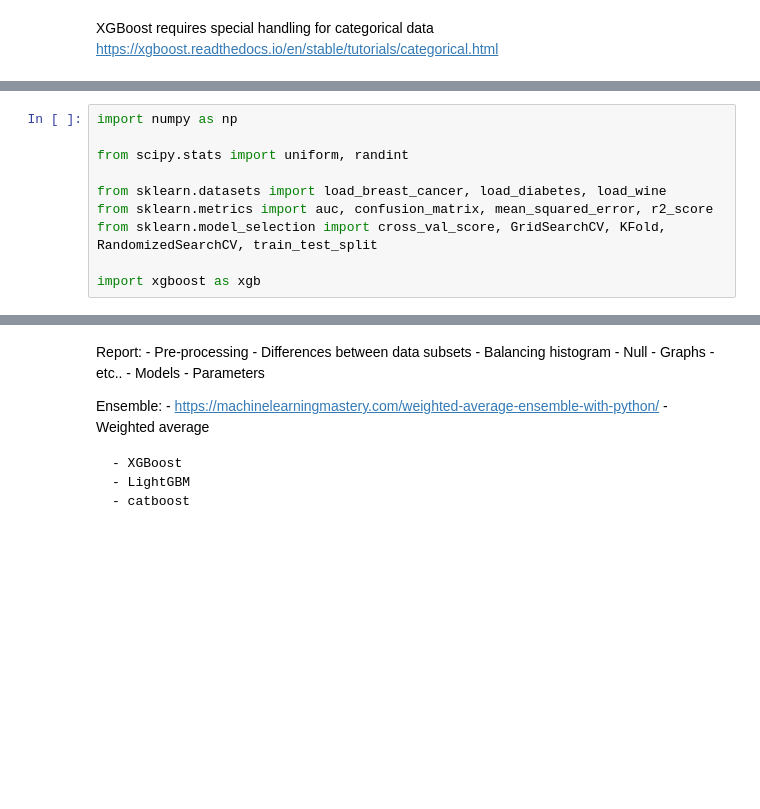
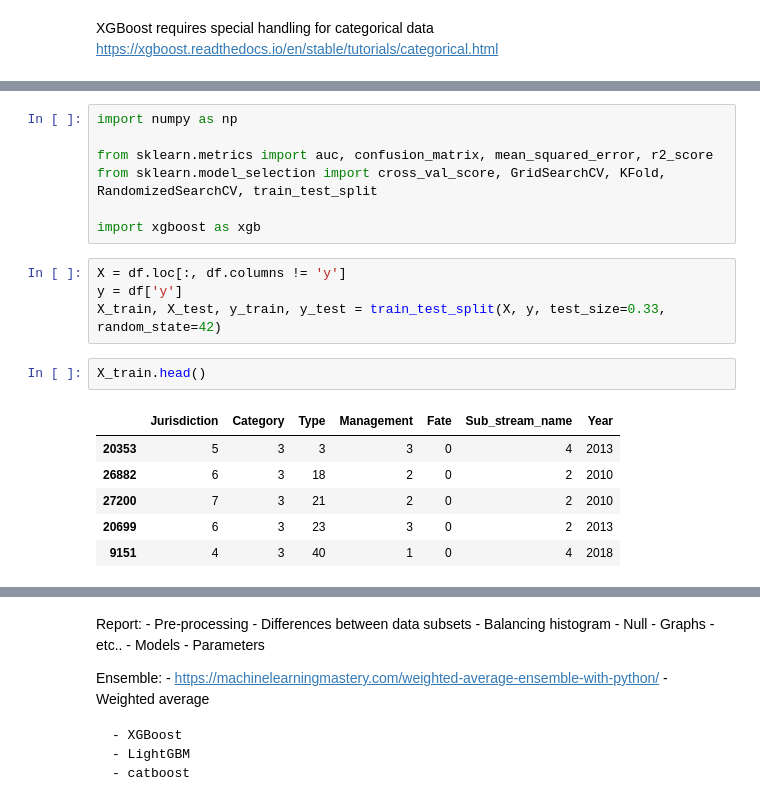
Before and after one commit to Gundalai-Batkhuu/waste-prediction, a Jupyter notebook: notebooks/Modelling/XGBoost/XGBoost-Not recycled.ipynb, the cells around one changed output, grey strips where cells are left out. Drawn from its saved outputs; the diff is of its cells as text; blank space fills up the shorter version.

```diff
--- a/notebooks/Modelling/XGBoost/XGBoost-Not recycled.ipynb
+++ b/notebooks/Modelling/XGBoost/XGBoost-Not recycled.ipynb
@@ -59,11 +67,21 @@ memory usage: 2.8 MB
 # %%
 import numpy as np
 
-from scipy.stats import uniform, randint
-
-from sklearn.datasets import load_breast_cancer, load_diabetes, load_wine
 from sklearn.metrics import auc, confusion_matrix, mean_squared_error, r2_score
 from sklearn.model_selection import cross_val_score, GridSearchCV, KFold, RandomizedSearchCV, train_test_split
 
 import xgboost as xgb
+# %%
+X = df.loc[:, df.columns != 'y']
+y = df['y']
+X_train, X_test, y_train, y_test = train_test_split(X, y, test_size=0.33, random_state=42)
+# %%
+X_train.head()
+# %% [output]
+|  | Jurisdiction | Category | Type | Management | Fate | Sub_stream_name | Year |
+| 20353 | 5 | 3 | 3 | 3 | 0 | 4 | 2013 |
+| 26882 | 6 | 3 | 18 | 2 | 0 | 2 | 2010 |
+| 27200 | 7 | 3 | 21 | 2 | 0 | 2 | 2010 |
+| 20699 | 6 | 3 | 23 | 3 | 0 | 2 | 2013 |
+| 9151 | 4 | 3 | 40 | 1 | 0 | 4 | 2018 |
 # %%
```
Also changed, not shown: parts of 13 cells of this notebook, 38 other files.
